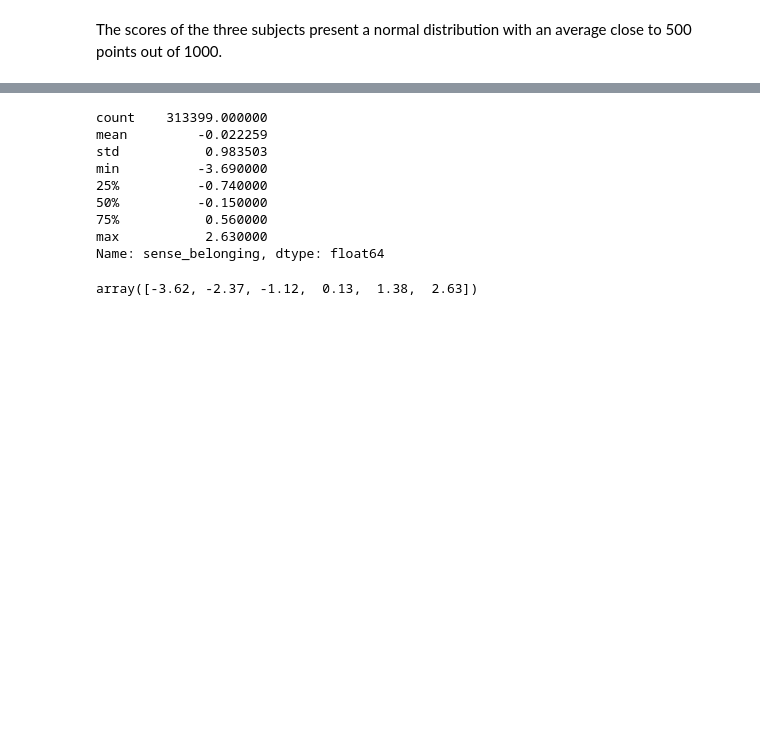
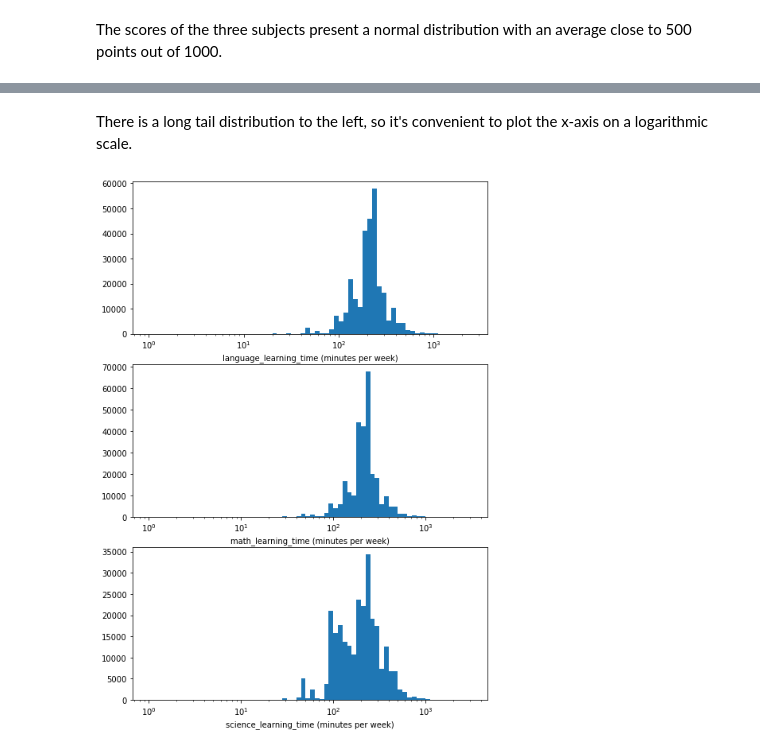
Before and after one commit to rubenvf/Comunicate-PISA-Findings, a Jupyter notebook: pisa_exploration.ipynb, the cells around one changed output, grey strips where cells are left out. Saved outputs shown, nothing was run; the diff lists cells and outputs as text; code cells hidden in the pictures; blank space fills up the shorter version.

```diff
--- a/pisa_exploration.ipynb
+++ b/pisa_exploration.ipynb
@@ -126,12 +127,0 @@ science_learning_time
-# %%
-df.sense_belonging.describe()
-# %% [output]
-count    313399.000000
-mean         -0.022259
-std           0.983503
-min          -3.690000
-25%          -0.740000
-50%          -0.150000
-75%           0.560000
-max           2.630000
-Name: sense_belonging, dtype: float64
@@ -140,4 +128,17 @@ bins_belonging = np.arange(-3.62, 2.63+1.25, 1.25)
-# %%
-bins_belonging
-# %% [output]
-array([-3.62, -2.37, -1.12,  0.13,  1.38,  2.63])
+# %% [markdown]
+There is a long tail distribution to the left, so it's convenient to plot the x-axis on a logarithmic scale.
+# %%
+# re-plot the distribution of time studying on a log scale
+fig, ax = plt.subplots(nrows=3, figsize = [8,12])
+log_bin_size = 0.05
+variables = ['language_learning_time', 'math_learning_time', 'science_learning_time']
+for i in range(len(variables)):
+    var = variables[i]
+    bins = 10 ** np.arange(np.nanmin(df[var]), np.log10(df[var].max())+log_bin_size, log_bin_size)
+    ax[i].hist(data = df, x = var, bins = bins)
+    ax[i].set_xscale('log')
+    ax[i].set_xlabel('{} (minutes per week)'.format(var))
+
+plt.show()
+# %% [output]
+[figure, added]
```
Also changed, not shown: parts of 18 cells of this notebook.
